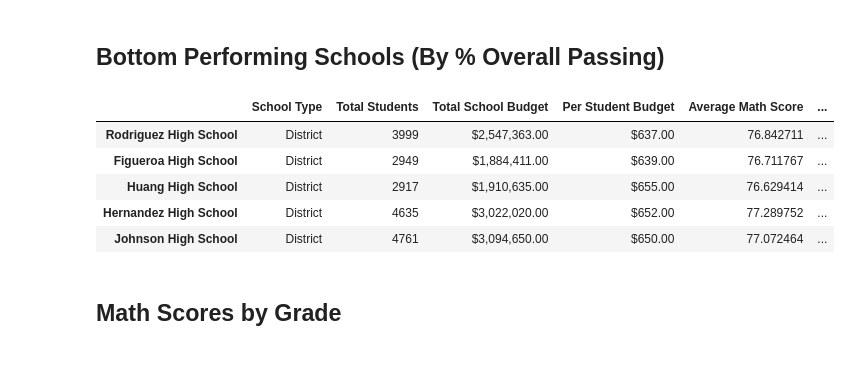
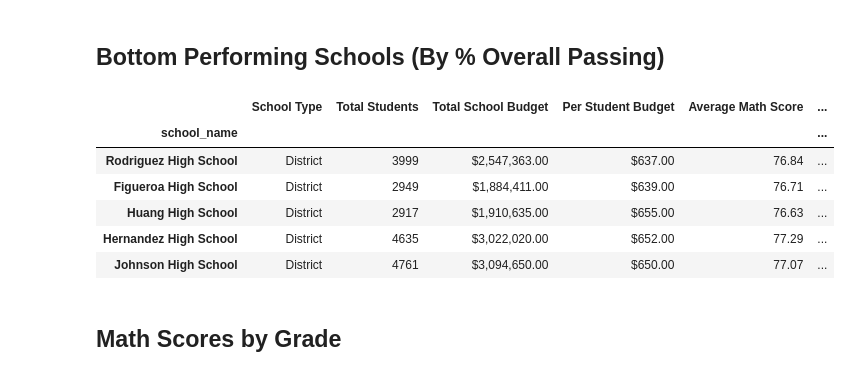
Before and after one commit to chelseapickett/pandas-challenge, a Jupyter notebook: PyCitySchools/PyCitySchools_starter-Copy1.ipynb, the cells around one changed output. Saved outputs shown, nothing was run; the diff lists cells and outputs as text; code cells hidden in the pictures.

```diff
--- a/PyCitySchools/PyCitySchools_starter-Copy1.ipynb
+++ b/PyCitySchools/PyCitySchools_starter-Copy1.ipynb
@@ -391,11 +391,11 @@ per_school_summary =pd.DataFrame({"School Type": school_types, "Total Students":
 #Formatting
 per_school_summary["Total School Budget"] = per_school_summary["Total School Budget"].map("${:,.2f}".format)
 per_school_summary["Per Student Budget"] = per_school_summary["Per Student Budget"].map("${:,.2f}".format)
-per_school_summary["Average Math Score"] = per_school_summary["Average Math Score"].map("{:.0f}".format)
-per_school_summary["Average Reading Score"] = per_school_summary["Average Reading Score"].map("{:.0f}".format)
-per_school_summary["% Passing Math"] = per_school_summary["% Passing Math"].map("{:.0f}".format)
-per_school_summary["% Passing Reading"] = per_school_summary["% Passing Reading"].map("{:.0f}".format)
-per_school_summary["Overall Passing"] = per_school_summary["Overall Passing"].map("{:.0f}".format)
+per_school_summary["Average Math Score"] = per_school_summary["Average Math Score"].map("{:.2f}".format)
+per_school_summary["Average Reading Score"] = per_school_summary["Average Reading Score"].map("{:.2f}".format)
+per_school_summary["% Passing Math"] = per_school_summary["% Passing Math"].map("{:.2f}".format)
+per_school_summary["% Passing Reading"] = per_school_summary["% Passing Reading"].map("{:.2f}".format)
+per_school_summary["Overall Passing"] = per_school_summary["Overall Passing"].map("{:.2f}".format)
 
 # Display the DataFrame
 per_school_summary
@@ -432,13 +435,16 @@ per_school_summary
 ## Bottom Performing Schools (By % Overall Passing)
 # %%
 # Sort the schools by `% Overall Passing` in ascending order and display the top 5 rows.
+top_schools = per_school_summary.sort_values("Overall Passing", ascending=True)
+top_schools.head()
 # %% [output]
 |  | School Type | Total Students | Total School Budget | Per Student Budget | Average Math Score | ... |
-| Rodriguez High School | District | 3999 | $2,547,363.00 | $637.00 | 76.842711 | ... |
-| Figueroa High School | District | 2949 | $1,884,411.00 | $639.00 | 76.711767 | ... |
-| Huang High School | District | 2917 | $1,910,635.00 | $655.00 | 76.629414 | ... |
-| Hernandez High School | District | 4635 | $3,022,020.00 | $652.00 | 77.289752 | ... |
-| Johnson High School | District | 4761 | $3,094,650.00 | $650.00 | 77.072464 | ... |
+| school_name |  |  |  |  |  | ... |
+| Rodriguez High School | District | 3999 | $2,547,363.00 | $637.00 | 76.84 | ... |
+| Figueroa High School | District | 2949 | $1,884,411.00 | $639.00 | 76.71 | ... |
+| Huang High School | District | 2917 | $1,910,635.00 | $655.00 | 76.63 | ... |
+| Hernandez High School | District | 4635 | $3,022,020.00 | $652.00 | 77.29 | ... |
+| Johnson High School | District | 4761 | $3,094,650.00 | $650.00 | 77.07 | ... |
 # %% [markdown]
 ## Math Scores by Grade
 # %%
```
Also changed, not shown: parts of 3 cells of this notebook.
